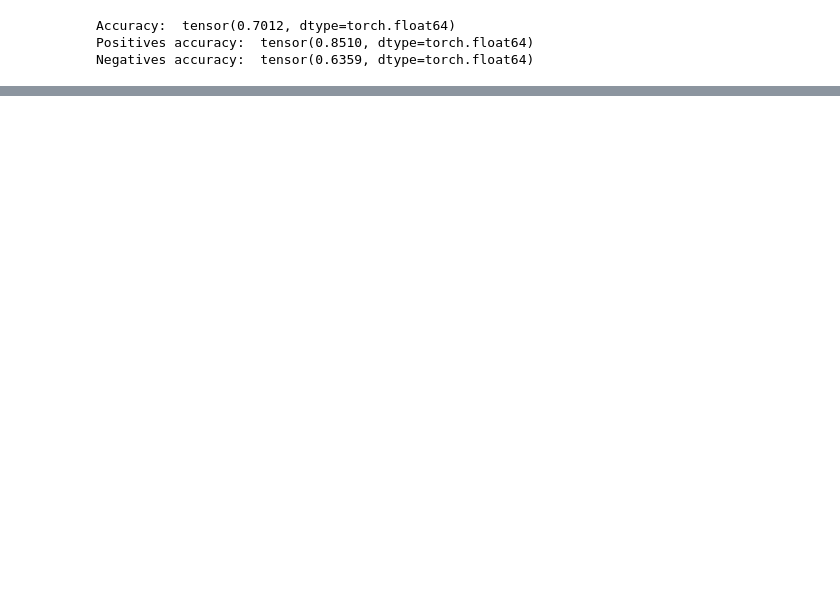
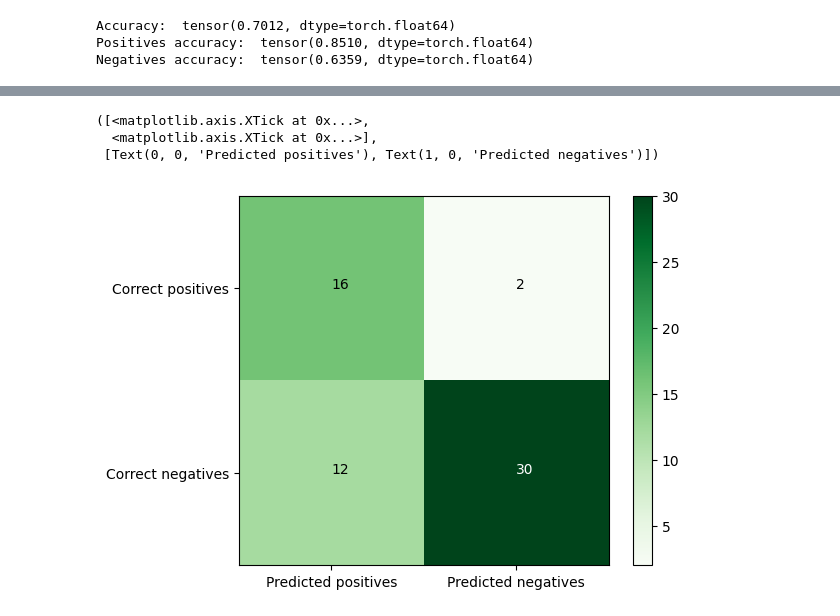
Before and after one commit to abeerm24/Contactless-fingerprint-identification-deep-scattering, a Jupyter notebook: test.ipynb, the cells around one changed output, grey strips where cells are left out. Cells and saved outputs as stored; diff of their text form; code cells hidden in the pictures; blank space fills up the shorter version.

```diff
--- a/test.ipynb
+++ b/test.ipynb
@@ -90,0 +124,44 @@ Negatives accuracy:  tensor(0.6359, dtype=torch.float64)
+# %%
+test_dataloader = torch.utils.data.DataLoader(test_paired_dataset,batch_size=10, shuffle=True)
+# %%
+test_true_positives = 0
+test_true_negatives = 0
+test_predicted_positives = 0
+test_predicted_negatives = 0
+test_correct_positives = 0
+test_correct_negatives = 0
+# %%
+for (i, (label, img1, img2)) in enumerate(test_dataloader):
+    (N,H,W) = img1.shape
+    img1 = torch.reshape(img1, (N,1,H,W))
+    img2 = torch.reshape(img2, (N,1,H,W))
+    f1 = model(img1)
+    f2 = model(img2)
+    dist = torch.flatten(torch.norm(f1 - f2, dim = 1))
+    preds = torch.lt(dist, 5.2*torch.ones(N)).to(torch.float)
+
+    test_true_positives += torch.sum(label)
+    test_predicted_positives += torch.sum(preds)
+    test_correct_positives += torch.sum(torch.mul(label, preds))
+
+    test_true_negatives += N - torch.sum(label)
+    test_predicted_negatives += N - torch.sum(preds)
+    test_correct_negatives += torch.sum(torch.mul(1 - label, 1 - preds))
+    if i==5: break
+# %%
+# Create confusion matrix
+test_cm = np.array([[test_correct_positives.item(), (test_true_positives - test_correct_positives).item()],[(test_true_negatives - test_correct_negatives).item(), test_correct_negatives.item()]], dtype = np.int32)
+# %%
+plt.imshow(test_cm, cmap = "Greens")
+plt.colorbar()
+plt.text(0,0,test_cm[0,0])
+plt.text(1,0,test_cm[0,1])
+plt.text(0,1,test_cm[1,0])
+plt.text(1,1,test_cm[1,1], color = "white")
+plt.yticks([0,1],["Correct positives", "Correct negatives"])
+plt.xticks([0,1],["Predicted positives", "Predicted negatives"])
+# %% [output]
+([<matplotlib.axis.XTick at 0x...>,
+  <matplotlib.axis.XTick at 0x...>],
+ [Text(0, 0, 'Predicted positives'), Text(1, 0, 'Predicted negatives')])
+[figure, added]
```
Also changed, not shown: parts of 8 cells of this notebook, 1 other file.
